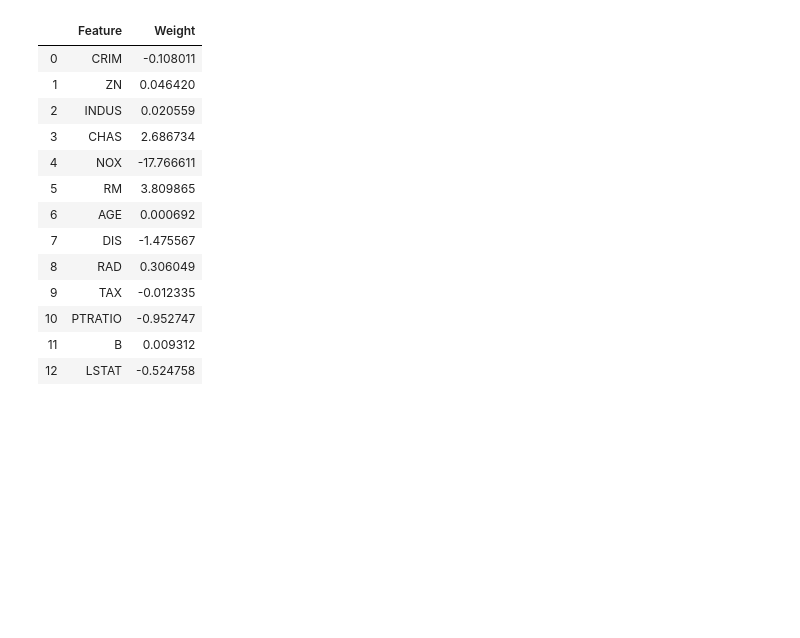
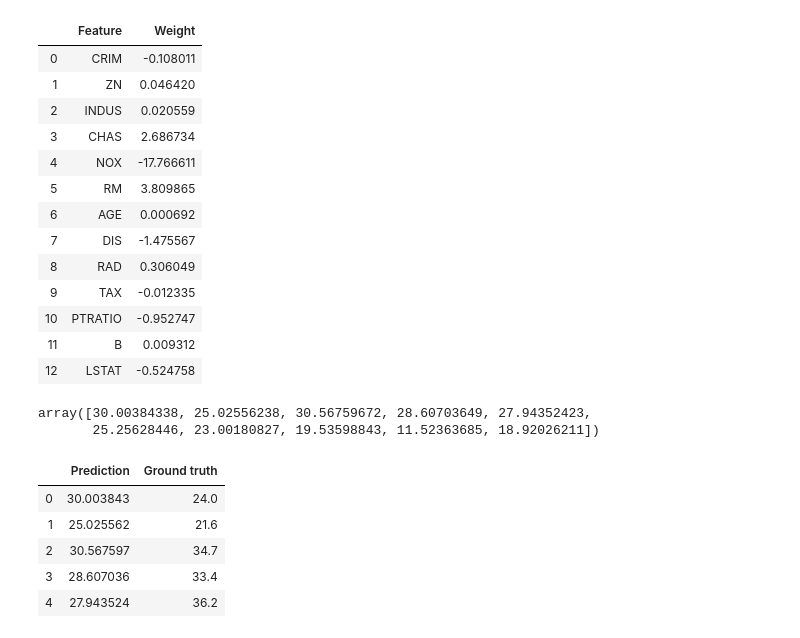
Before and after one commit to MuzaffarSoliyev/python_for_data_analysis, a Jupyter notebook: linear_models.ipynb, the cells around one changed output. Saved outputs shown, nothing was run; the diff lists cells and outputs as text; code cells hidden in the pictures; blank space fills up the shorter version.

```diff
--- a/linear_models.ipynb
+++ b/linear_models.ipynb
@@ -51,3 +51,20 @@ feature_weight_df
 | 10 | PTRATIO | -0.952747 |
 | 11 | B | 0.009312 |
 | 12 | LSTAT | -0.524758 |
+# %%
+predicted = linear_regression.predict(boston.data)
+predicted[:10]
+# %% [output]
+array([30.00384338, 25.02556238, 30.56759672, 28.60703649, 27.94352423,
+       25.25628446, 23.00180827, 19.53598843, 11.52363685, 18.92026211])
+# %%
+prediction_ground_truth_df = pd.DataFrame(list(zip(predicted, boston.target)))
+prediction_ground_truth_df.columns = ['Prediction', 'Ground truth']
+prediction_ground_truth_df.head()
+# %% [output]
+|  | Prediction | Ground truth |
+| 0 | 30.003843 | 24.0 |
+| 1 | 25.025562 | 21.6 |
+| 2 | 30.567597 | 34.7 |
+| 3 | 28.607036 | 33.4 |
+| 4 | 27.943524 | 36.2 |
```
Also changed, not shown: parts of 10 cells of this notebook, 6 other files.
